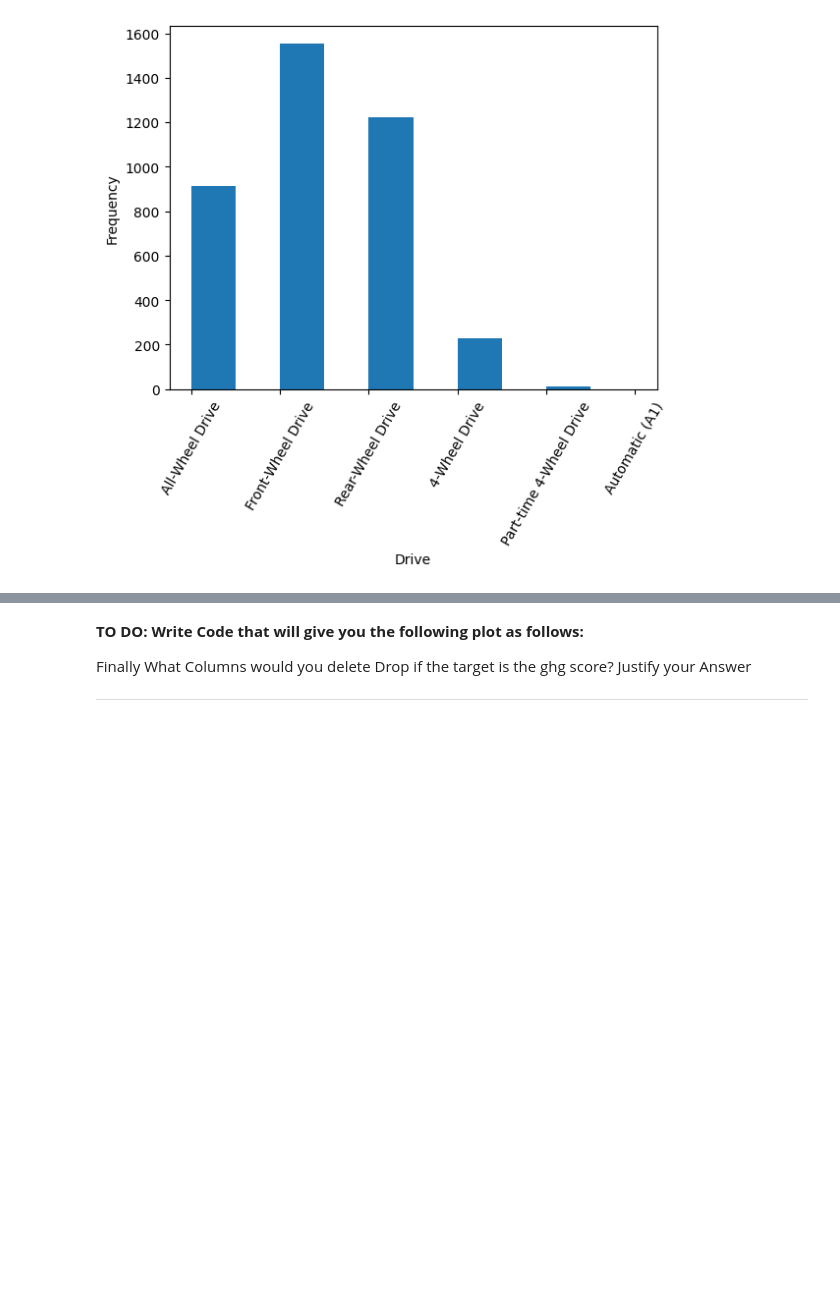
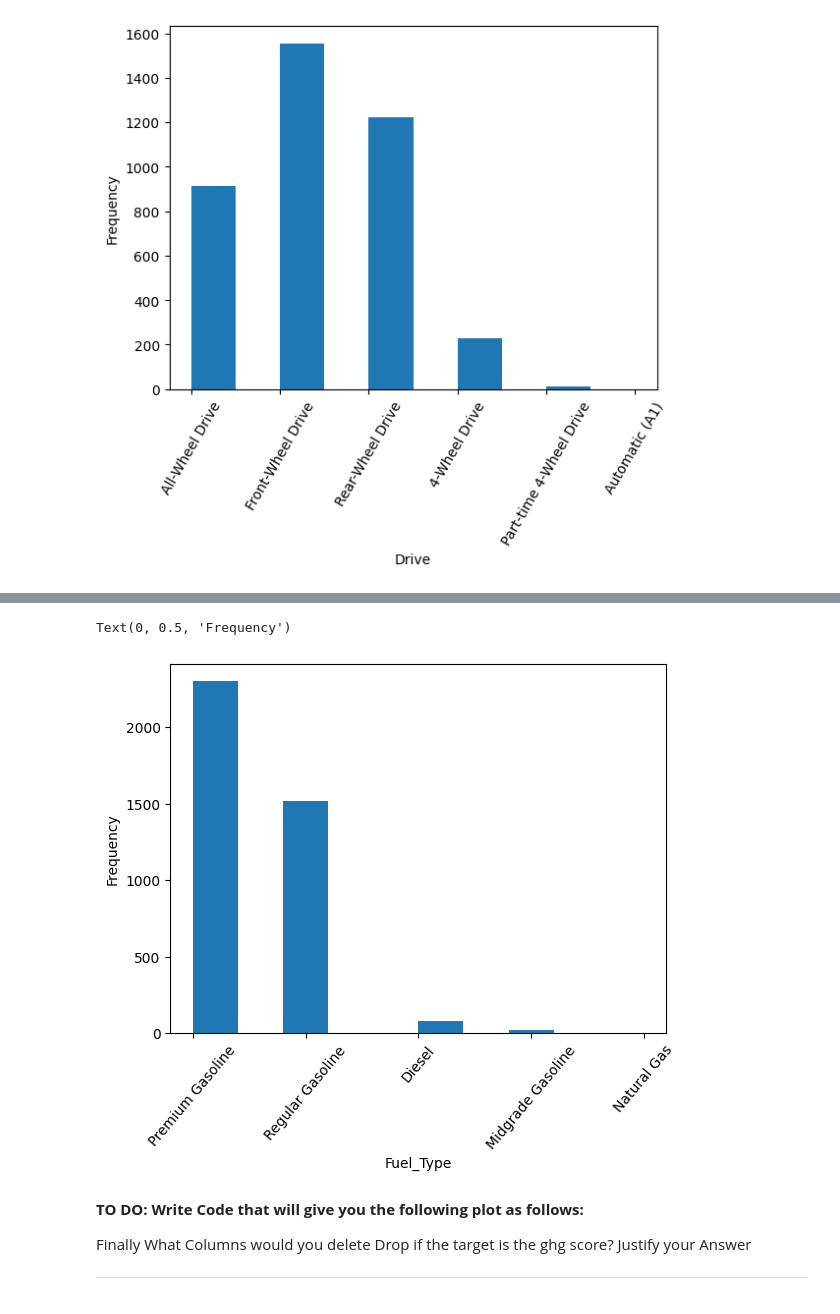
Before and after one commit to GichuriNdungu/Transport_Data_Analysis, a Jupyter notebook: Plotting Assignment.ipynb, the cells around one changed output, grey strips where cells are left out. Drawn from its saved outputs; the diff is of its cells as text; code cells hidden in the pictures; blank space fills up the shorter version.

```diff
--- a/Plotting Assignment.ipynb
+++ b/Plotting Assignment.ipynb
@@ -68,3 +73,12 @@ plt.show()
+# %%
+
+plt.hist(fuel_econ.fuelType)
+plt.xticks(rotation=50)
+plt.xlabel('Fuel_Type')
+plt.ylabel('Frequency')
+# %% [output]
+Text(0, 0.5, 'Frequency')
+[figure, added]
 # %% [markdown]
 **TO DO: Write Code that will give you the following plot as follows:**
 
```
Also changed, not shown: parts of 6 cells of this notebook.
